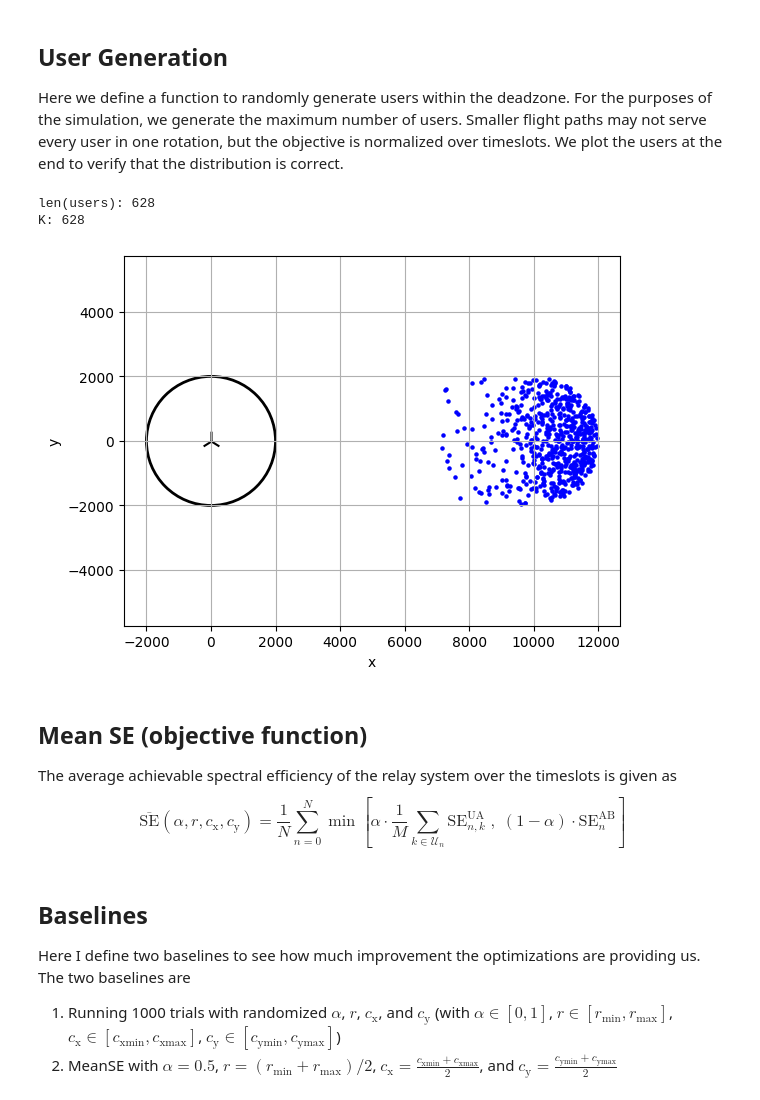
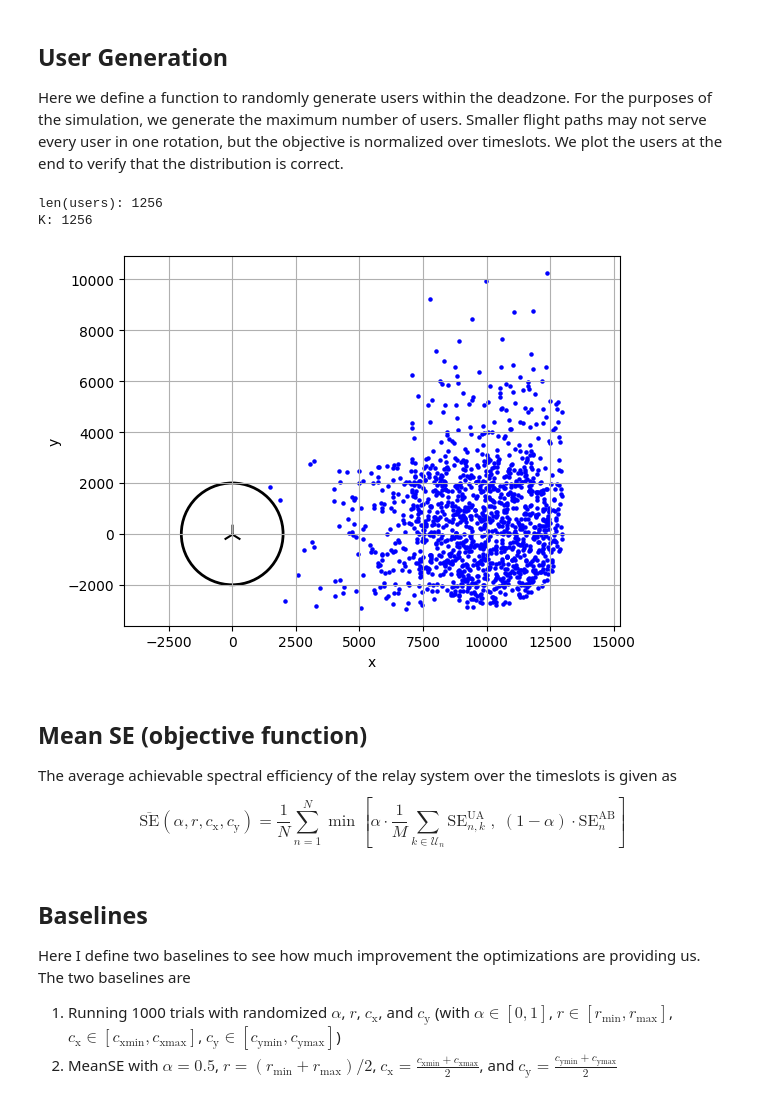
Before and after one commit to danielbonkowsky/uav-optimization, a Jupyter notebook: montecarlo-simulation/simulation.ipynb, the cells around one changed output. Cells and saved outputs as stored; diff of their text form; code cells hidden in the pictures.

```diff
--- a/montecarlo-simulation/simulation.ipynb
+++ b/montecarlo-simulation/simulation.ipynb
@@ -57,7 +55,7 @@ cy_min = -20000
 cy_max = 20000
 v = 50 # meters/second
 T = (2*np.pi*r_max)/v # seconds
-TC = 2 # seconds
+TC = 1 # seconds
 N = int(T // TC) # time slots
 M = 2 # users
 K = N*M # users
@@ -96,81 +94,31 @@ AB = CA / N0
 ## User Generation
 Here we define a function to randomly generate users within the deadzone. For the purposes of the simulation, we generate the maximum number of users. Smaller flight paths may not serve every user in one rotation, but the objective is normalized over timeslots. We plot the users at the end to verify that the distribution is correct.
 # %%
-def generate_users(num_users, distribution='uniform'):
-    users = []
-    if (distribution == 'uniform'):
-        for _ in range(num_users):
-            r = rD * np.sqrt(random.random())
-            theta = random.uniform(0, 2*np.pi)
-            x = D + r * np.cos(theta)
-            y = r * np.sin(theta)
-
-            users.append((x, y))
-    elif (distribution == 'skewed-normal'):
-        x_mean = D + 3000
-        y_mean = 0
-        std_dev = 2000
-
-        while (len(users) < num_users):
-            x = rng.normal(loc=x_mean, scale=std_dev)
-            y = rng.normal(loc=y_mean, scale=std_dev)
-
-            if ((x < D and abs(y) < rD) or (x - D)**2 + y**2 < rD**2):
-                if (x**2 + y**2 > 4000000):
-                    users.append((x, y))
-    elif (distribution == 'two-skewed-normal'):
-        x_mean = D + 5000
-        y_mean = 0
-        std_dev = 3000
-
-        while (len(users) < num_users*0.5):
-            x = rng.normal(loc=x_mean, scale=std_dev)
-            y = rng.normal(loc=y_mean, scale=std_dev)
-
-            if ((x - D)**2 + y**2 < rD**2):
-                users.append((x, y))
-
-        x_mean = D
-        y_mean = -5000
-        std_dev = 1000
-
-        while (len(users) < num_users):
-            x = rng.normal(loc=x_mean, scale=std_dev)
-            y = rng.normal(loc=y_mean, scale=std_dev)
-
-            if ((x - D)**2 + y**2 < rD**2):
-                users.append((x, y))
-
-    elif (distribution == 'one-far-one-close'):
-        users = oneFarOneClose(num_users, D, 6000, seed=seed)
-
-    return np.asarray(users, dtype=float)
-
-users = generate_users(K, distribution='skewed-normal')
+users = leftUpSkewedNormal(K, D, 3000, D, 3000, seed=seed)
 print(f'len(users): {len(users)}')
 print(f'K: {K}')
 
 xs, ys = zip(*users)
 plt.scatter(xs, ys, c='b', marker='o', s=5)
 plt.scatter(0, 0, c='black', marker='2', s=200, label="Origin")
 ax = plt.gca()  # get current axes
 circle = patches.Circle((0, 0), radius=2000, fill=False, color='black', linewidth=2)
 ax.add_patch(circle)
 plt.grid(True)
 plt.xlabel("x")
 plt.ylabel("y")
 plt.xlim(-10000, 10000)
 plt.ylim(-10000, 10000)
 plt.axis("equal")  # equal scaling
 plt.show()
 # %% [output]
-len(users): 628
-K: 628
+len(users): 1256
+K: 1256
-[figure, old version]
+[figure, new version]
 # %% [markdown]
 ## Mean SE (objective function)
 The average achievable spectral efficiency of the relay system over the timeslots is given as
-$$\overline{\text{SE}}(\alpha, r, c_\text{x}, c_\text{y}) = \frac{1}{N}\sum_{n=0}^N \min\left[\alpha \cdot \frac{1}{M}\sum_{k\in\mathcal{U}_n}\text{SE}^\text{UA}_{n,k}\;\mathbf{,}\;(1-\alpha)\cdot\text{SE}^\text{AB}_n\right]$$
+$$\overline{\text{SE}}(\alpha, r, c_\text{x}, c_\text{y}) = \frac{1}{N}\sum_{n=1}^N \min\left[\alpha \cdot \frac{1}{M}\sum_{k\in\mathcal{U}_n}\text{SE}^\text{UA}_{n,k}\;\mathbf{,}\;(1-\alpha)\cdot\text{SE}^\text{AB}_n\right]$$
 # %%
 def meanSE(alpha, r, cx, cy, users):
     # Compute UAV position at each timeslot
```
Also changed, not shown: parts of 17 cells of this notebook.
